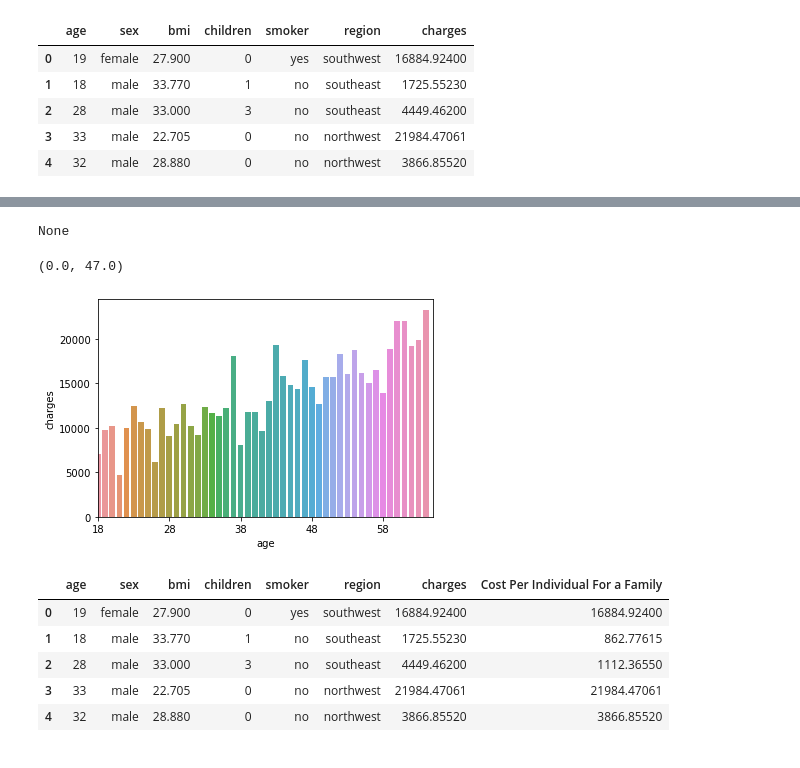
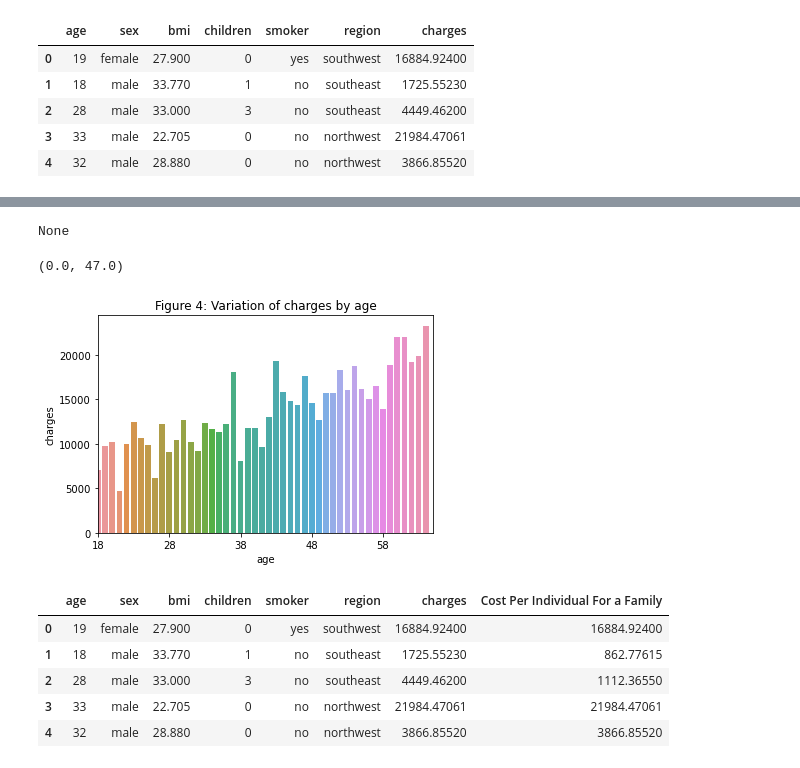
Before and after one commit to data301-2021-summer2/project-group26-project, a Jupyter notebook: analysis/Bilel/milestone2.ipynb, the cells around one changed output, grey strips where cells are left out. Cells and saved outputs as stored; diff of their text form; code cells hidden in the pictures.

```diff
--- a/analysis/Bilel/milestone2.ipynb
+++ b/analysis/Bilel/milestone2.ipynb
@@ -49,13 +58,13 @@ sns.boxplot(x='region',y='charges',data=dataMD,hue='smoker')
 # %%
 #Here I am showing the charges vs age across all regions. I am using a barplot to clearly show the charges being increased the older you get.
 ax = plt.axes()
-sns.barplot(x='age',y='charges',data=dataMD,ci=None)
+sns.barplot(x='age',y='charges',data=dataMD,ci=None).set_title("Figure 4: Variation of charges by age")
 print(ax.xaxis.set_major_locator(MultipleLocator(10)))
 plt.xlim(0, 47)
 # %% [output]
 None
 (0.0, 47.0)
-[figure, old version]
+[figure, new version]
 # %%
 dataMD['Cost Per Individual For a Family']  = (dataMD['charges'] / (dataMD['children'] + 1))
 dataMD.head()
```
Also changed, not shown: parts of 4 cells of this notebook, 6 other files.
